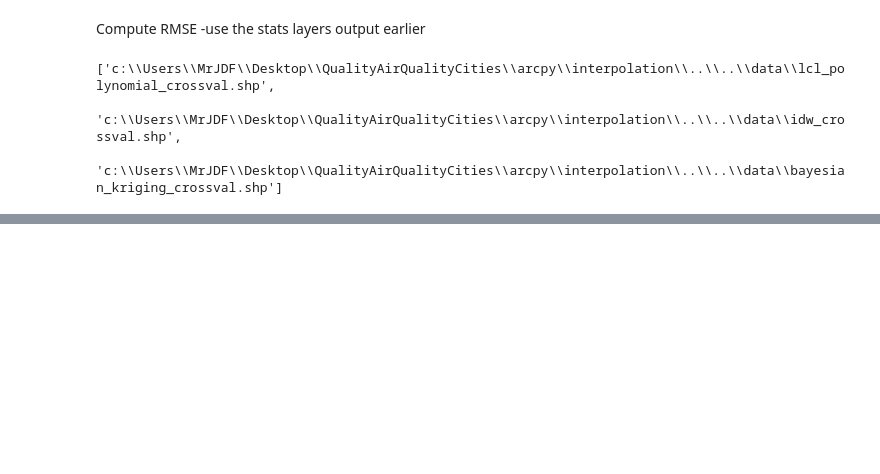
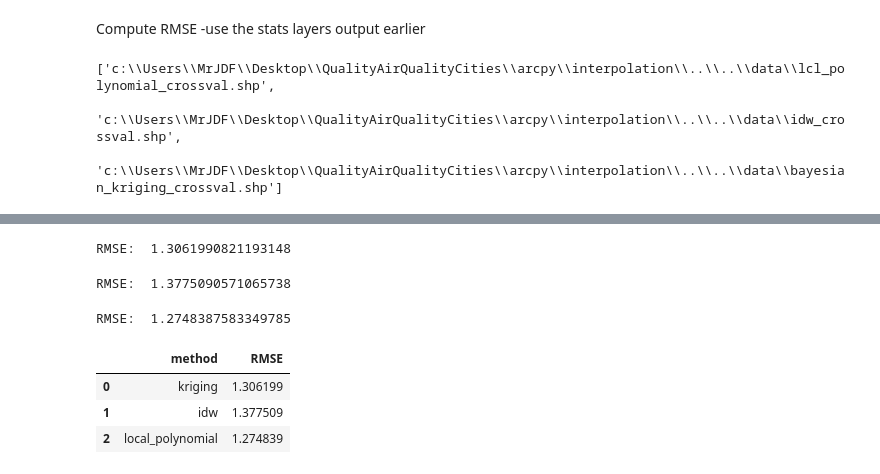
Before and after one commit to RTGS-Lab/QualityAirQualityCities, a Jupyter notebook: arcpy/interpolation/elevation_interpolation_x.ipynb, the cells around one changed output, grey strips where cells are left out. Saved outputs shown, nothing was run; the diff lists cells and outputs as text; code cells hidden in the pictures; blank space fills up the shorter version.

```diff
--- a/arcpy/interpolation/elevation_interpolation_x.ipynb
+++ b/arcpy/interpolation/elevation_interpolation_x.ipynb
@@ -376,0 +394,74 @@ bayesian_kriging_crossval
+# %%
+# Empirical Bayesian Kriging RMSE
+
+#create numpy array from featureclass for calculations
+
+input = savepath + r"\bayesian_kriging_crossval.shp"
+array = arcpy.da.FeatureClassToNumPyArray(input, ("FID","Error"))
+
+#change  array to df
+df = pd.DataFrame(array, columns=["FID", "Error"])
+
+# Calculate squared error, add as new column
+df['squared_error'] = df['Error'] ** 2
+
+# Calculate RMSE
+krig_rmse = numpy.sqrt(df['squared_error'].mean())
+
+# Display RMSE
+print("RMSE: ", krig_rmse)
+# %% [output]
+RMSE:  1.3061990821193148
+# %%
+#IDW RMSE
+
+#create numpy array from featureclass for calculations
+
+input = savepath + r"\idw_crossval.shp"
+array = arcpy.da.FeatureClassToNumPyArray(input, ("FID","Error"))
+
+#change  array to df
+df = pd.DataFrame(array, columns=["FID", "Error"])
+
+# Calculate squared error, add as new column
+df['squared_error'] = df['Error'] ** 2
+
+# Calculate RMSE
+idw_rmse = numpy.sqrt(df['squared_error'].mean())
+
+# Display RMSE
+print("RMSE: ", idw_rmse)
+# %% [output]
+RMSE:  1.3775090571065738
+# %%
+#Local Polynomial Kernel RMSE
+
+#create numpy array from featureclass for calculations
+
+input = savepath + r"\lcl_polynomial_crossval.shp"
+array = arcpy.da.FeatureClassToNumPyArray(input, ("FID","Error"))
+
+#change  array to df
+df = pd.DataFrame(array, columns=["FID", "Error"])
+
+# Calculate squared error, add as new column
+df['squared_error'] = df['Error'] ** 2
+
+# Calculate RMSE
+lp_rmse = numpy.sqrt(df['squared_error'].mean())
+
+# Display RMSE
+print("RMSE: ", lp_rmse)
+# %% [output]
+RMSE:  1.2748387583349785
+# %%
+#bringing the RMSE values together in a pd df to compare
+
+elev_compare = pd.DataFrame({'method':['kriging', 'idw', 'local_polynomial'],
+                            'RMSE':[krig_rmse, idw_rmse, lp_rmse]})
+elev_compare
+# %% [output]
+|  | method | RMSE |
+| 0 | kriging | 1.306199 |
+| 1 | idw | 1.377509 |
+| 2 | local_polynomial | 1.274839 |
```
Also changed, not shown: parts of 12 cells of this notebook.
